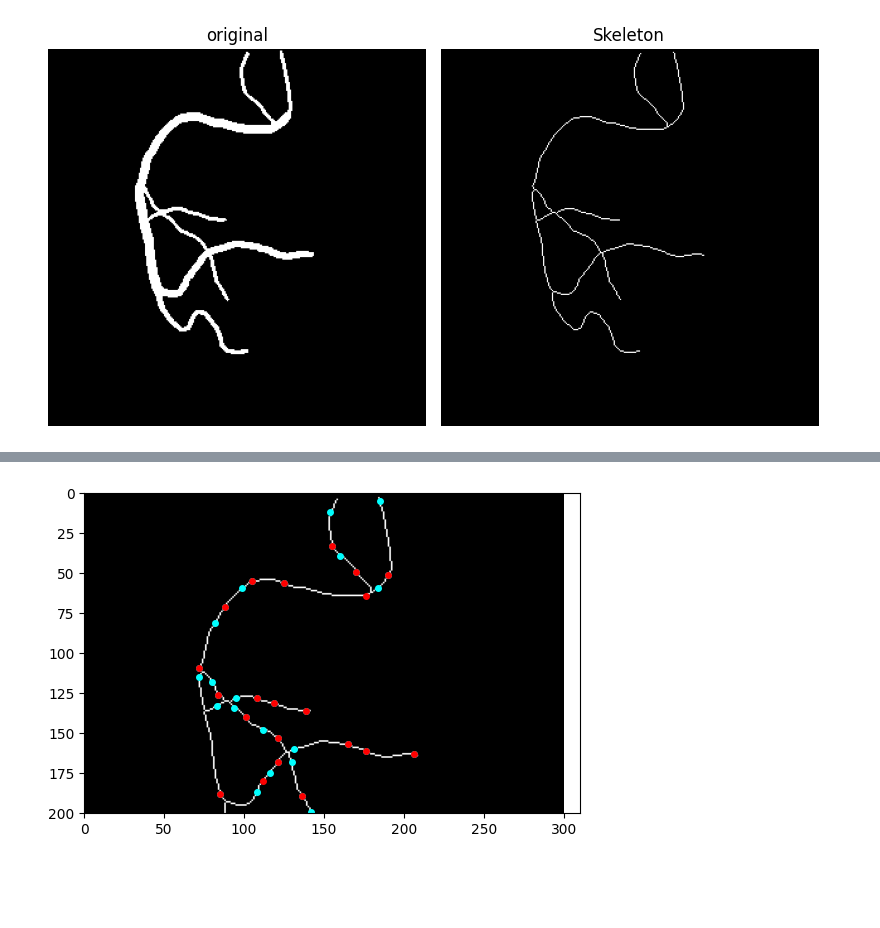
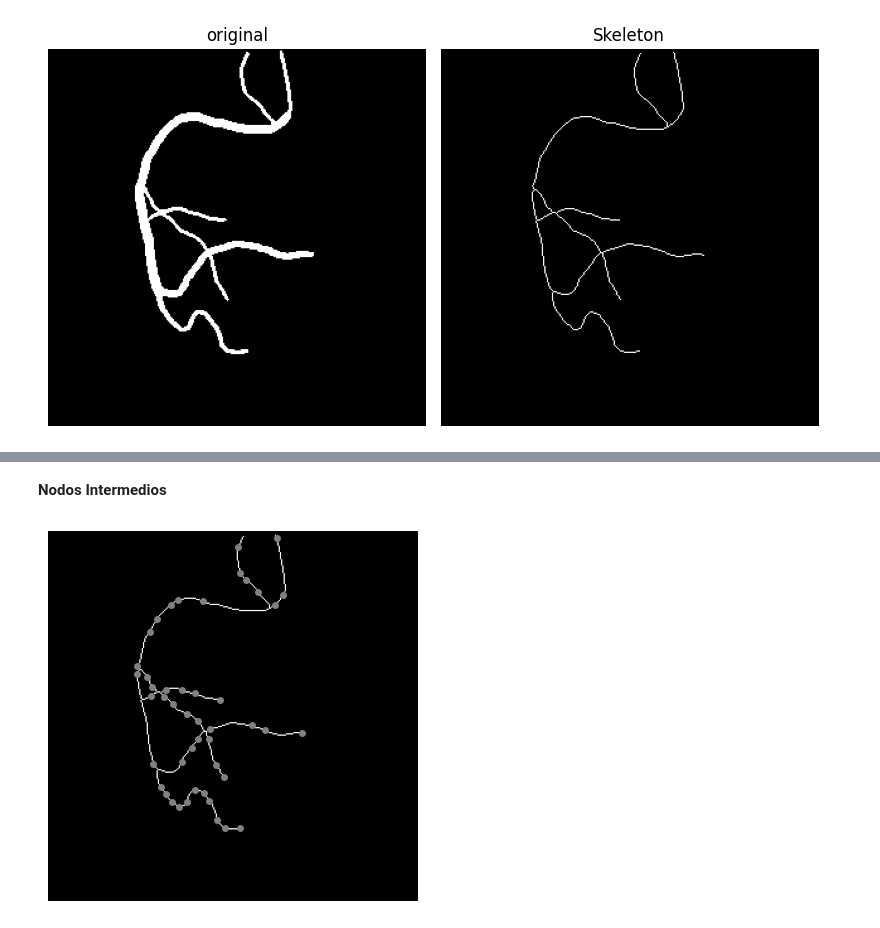
Before and after one commit to Paola-Contreras/Proyecto1-VC, a Jupyter notebook: proyecto_parte2.ipynb, the cells around one changed output, grey strips where cells are left out. Drawn from its saved outputs; the diff is of its cells as text; code cells hidden in the pictures; blank space fills up the shorter version.

```diff
--- a/proyecto_parte2.ipynb
+++ b/proyecto_parte2.ipynb
@@ -47,21 +47,3 @@ fig.tight_layout()
 plt.show()
 # %% [output]
 [figure]
-# %%
-from skimage.feature import corner_peaks, corner_fast
-
-
-def draw_limits(image):
-    corner_image = corner_fast(image)
-    coords = corner_peaks(corner_image, min_distance=5, threshold_rel=0.1)
-    return coords, corner_image
-
-coords, corner_img = draw_limits(skel)
-
-fig, ax = plt.subplots()
-ax.imshow(skel, cmap=plt.cm.gray)
-ax.plot(coords[:, 1], coords[:, 0], color='cyan', marker='o',
-        linestyle='None', markersize=4)
-# ax.plot(coords_subpix[:, 1], coords_subpix[:, 0], '+r', markersize=15)
-ax.axis((0, 310, 200, 0))
-plt.show()
@@ -70,23 +50,26 @@ plt.show()
-# %%
-from skimage.feature import corner_peaks, corner_fast
-
-
-def draw_nodes(image):
-    corner_image = corner_fast(image)
-    coords = corner_peaks(corner_image, min_distance=10, threshold_rel=0.1)
-    return coords, corner_image
-
-coords_2, corner_img = draw_nodes(skel)
-
-fig, ax = plt.subplots()
-ax.imshow(skel, cmap=plt.cm.gray)
-ax.plot(coords[:, 1], coords[:, 0], color='cyan', marker='o',
-        linestyle='None', markersize=4)
-
-ax.plot(coords_2[:, 1], coords_2[:, 0], color='red', marker='o',
-        linestyle='None', markersize=4)
-# ax.plot(coords_subpix[:, 1], coords_subpix[:, 0], '+r', markersize=15)
-ax.axis((0, 310, 200, 0))
-plt.show()
-# %% [output]
-[figure, removed]
+# %% [markdown]
+**Nodos Intermedios**
+# %%
+from skimage.feature import corner_peaks, corner_fast, corner_harris
+
+def draw_with_coords(og_img, coords: list[dict[list, str]]):
+    fig, ax = plt.subplots()
+    ax.imshow(og_img, cmap=plt.cm.gray)
+
+    for cor in coords:
+        actual_coords = cor['coords']
+        actual_color = cor['color']
+        ax.plot(actual_coords[:, 1], actual_coords[:, 0], color=actual_color, marker='o', linestyle='None', markersize=4)
+
+    ax.axis('off')
+    plt.show()
+
+def get_nodes(image):
+    corner_image = corner_fast(image)
+    coords = corner_peaks(corner_image, min_distance=5, threshold_rel=0.3)
+    return coords, corner_image
+
+node_coords, corner_img = get_nodes(skel)
+draw_with_coords(skel, [{'coords': node_coords, 'color': 'gray'}])
+# %% [output]
+[figure, added]
```
Also changed, not shown: parts of 4 cells of this notebook.
